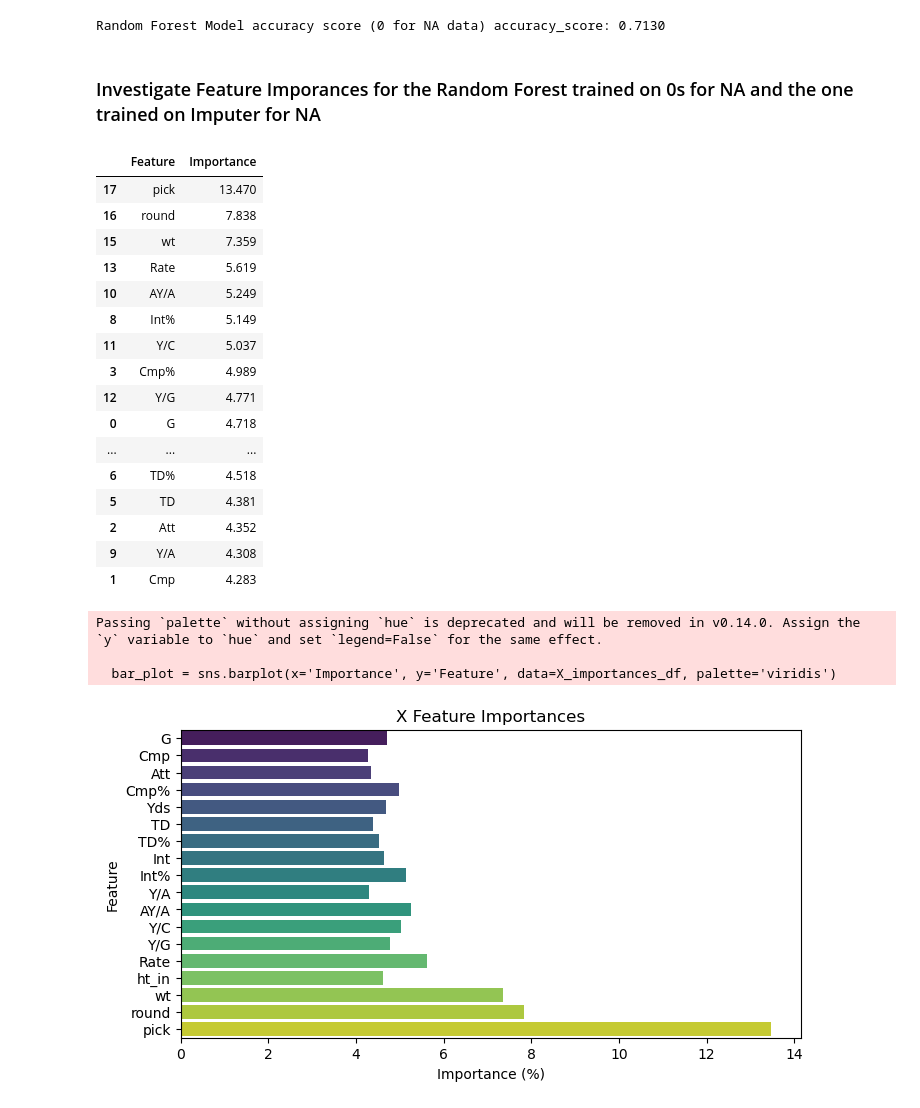
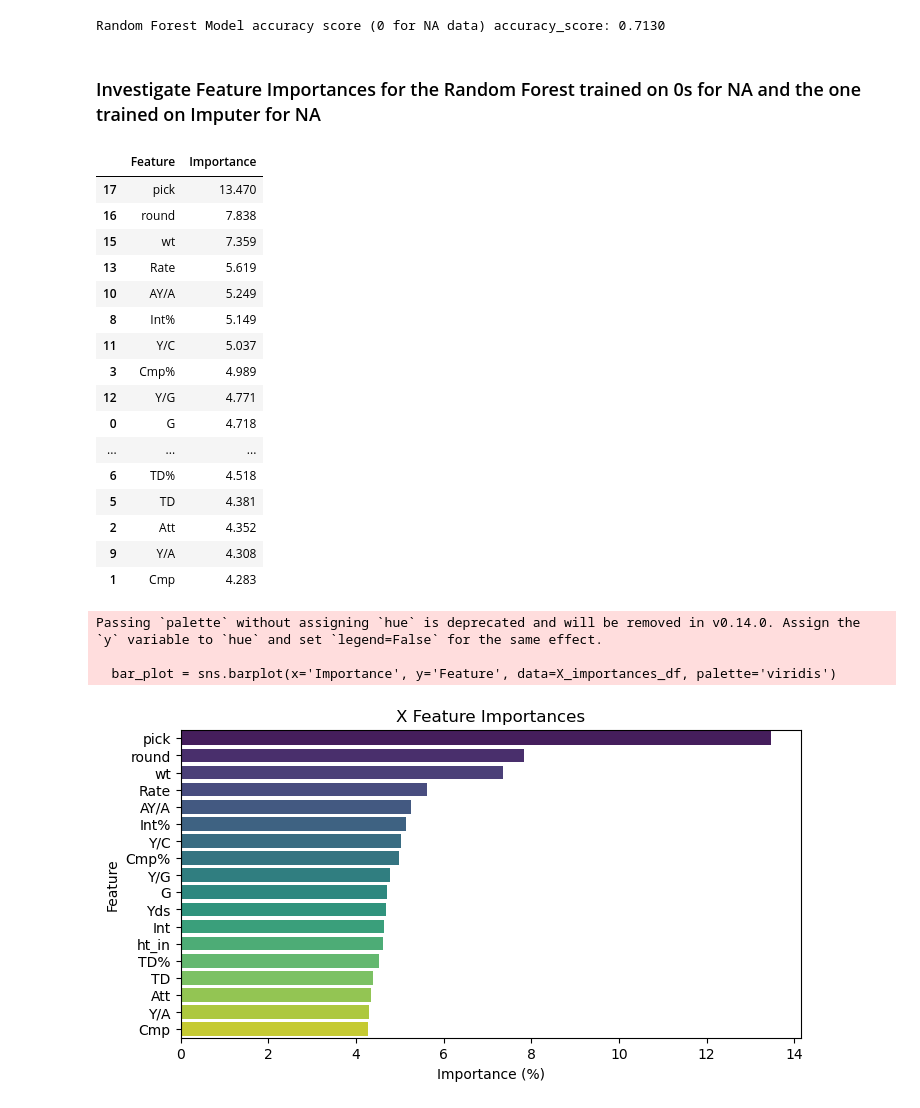
Before and after one commit to willablackmon/predicting_nfl_qb_success, a Jupyter notebook: modeling_notebooks/models_LRM_RFC.ipynb, the cells around one changed output. Drawn from its saved outputs; the diff is of its cells as text; code cells hidden in the pictures.

```diff
--- a/modeling_notebooks/models_LRM_RFC.ipynb
+++ b/modeling_notebooks/models_LRM_RFC.ipynb
@@ -282,7 +282,7 @@ print(f'Random Forest Model accuracy score (0 for NA data) accuracy_score: {acc_
 # %% [output]
 Random Forest Model accuracy score (0 for NA data) accuracy_score: 0.7130
 # %% [markdown]
-### Investigate Feature Imporances for the Random Forest trained on 0s for NA and the one trained on Imputer for NA
+### Investigate Feature Importances for the Random Forest trained on 0s for NA and the one trained on Imputer for NA
 # %%
 # Investigate Feature Imporances for the Random Forest trained on 0s for NA
 # rfc0 is your trained Random Forest model and X0 is your DataFrame
@@ -293,34 +293,38 @@ feature_names = X.columns  # Get feature names
 X_importances_df = pd.DataFrame({'Feature': feature_names, 'Importance': importances})
 
 # Display sorted feature importances
-display(X_importances_df.sort_values(by='Importance', ascending=False))
+# Sort feature importances in descending order
+X_importances_df = X_importances_df.sort_values(by='Importance', ascending=False)
+
+display(X_importances_df.head(21))
+# display(X_importances_df.sort_values(by='Importance', ascending=False))
 
 # Visualize with Seaborn bar chart of Feature Importance
 plt.figure(figsize=(8, 4))  # Width=8, Height=4
 bar_plot = sns.barplot(x='Importance', y='Feature', data=X_importances_df, palette='viridis')
 plt.xlabel('Importance (%)')
 plt.ylabel('Feature')
 plt.title('X Feature Importances')
 plt.show()
 # %% [output]
 |  | Feature | Importance |
 | 17 | pick | 13.470 |
 | 16 | round | 7.838 |
 | 15 | wt | 7.359 |
 | 13 | Rate | 5.619 |
 | 10 | AY/A | 5.249 |
 | 8 | Int% | 5.149 |
 | 11 | Y/C | 5.037 |
 | 3 | Cmp% | 4.989 |
 | 12 | Y/G | 4.771 |
 | 0 | G | 4.718 |
 | ... | ... | ... |
 | 6 | TD% | 4.518 |
 | 5 | TD | 4.381 |
 | 2 | Att | 4.352 |
 | 9 | Y/A | 4.308 |
 | 1 | Cmp | 4.283 |
 Passing `palette` without assigning `hue` is deprecated and will be removed in v0.14.0. Assign the `y` variable to `hue` and set `legend=False` for the same effect.
 
   bar_plot = sns.barplot(x='Importance', y='Feature', data=X_importances_df, palette='viridis')
-[figure, old version]
+[figure, new version]
```
Also changed, not shown: 5 other files.
